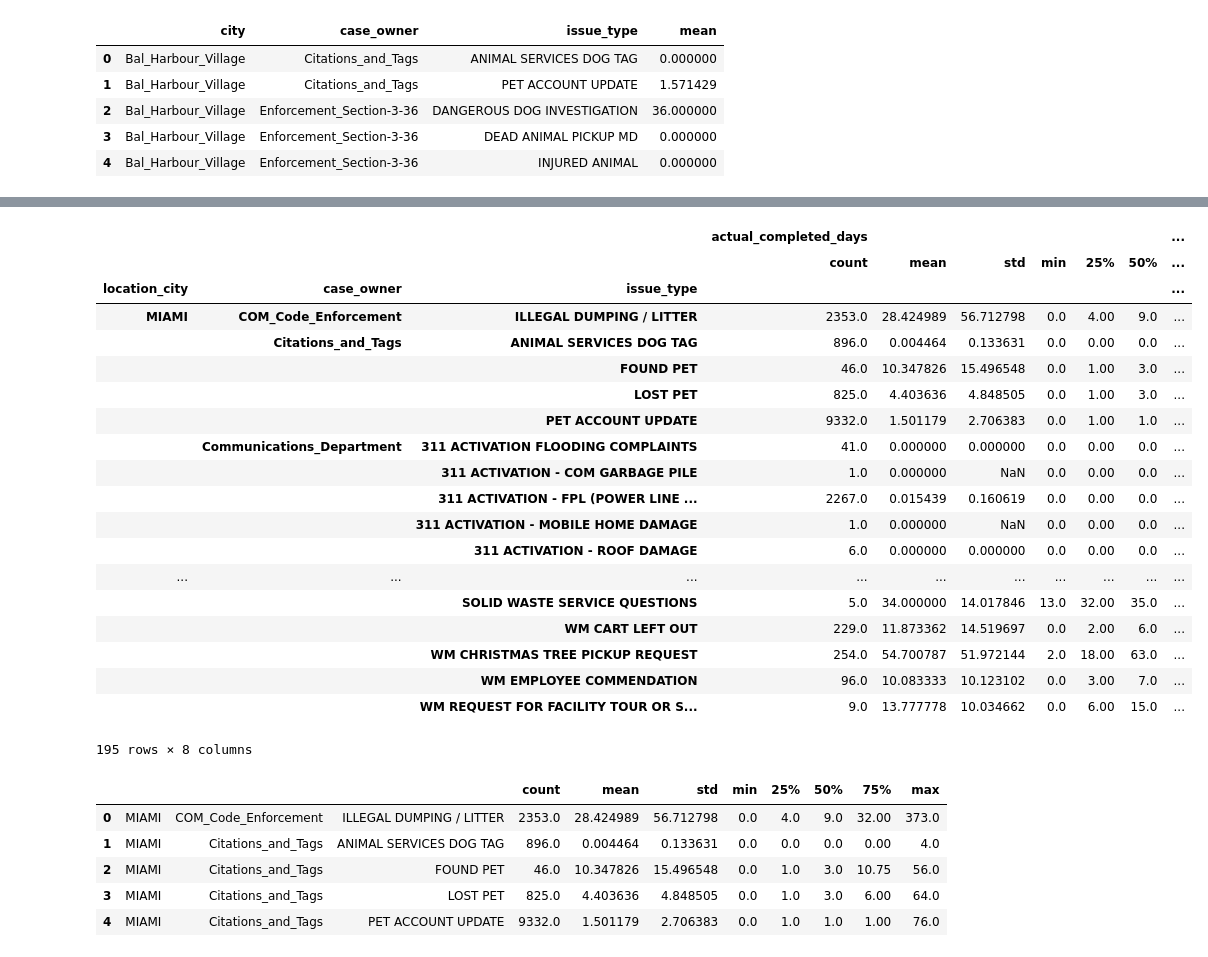
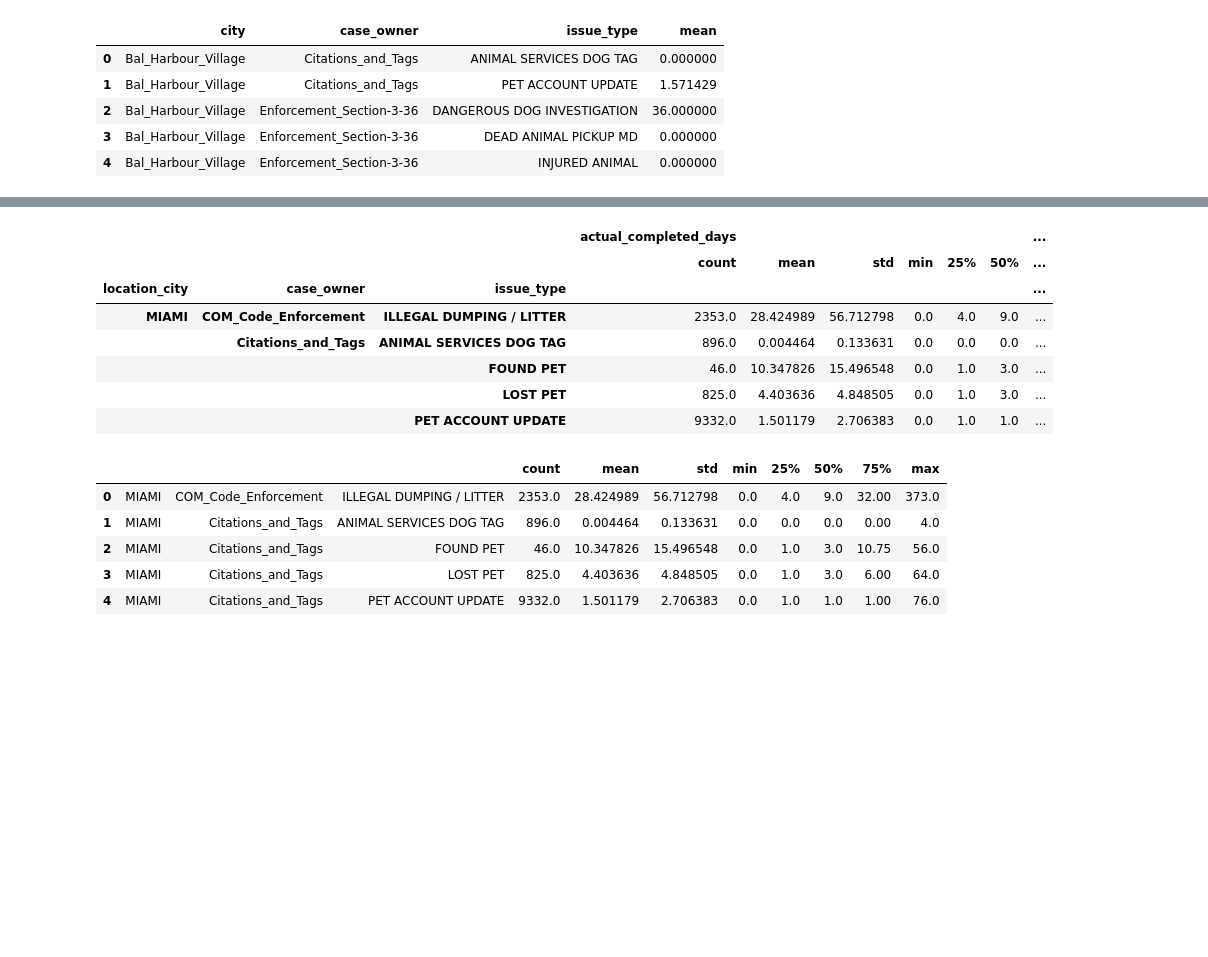
Before and after one commit to Gan001/dataviz-project-two, a Jupyter notebook: Efficiency_calc.ipynb, the cells around one changed output, grey strips where cells are left out. Cells and saved outputs as stored; diff of their text form; code cells hidden in the pictures; blank space fills up the shorter version.

```diff
--- a/Efficiency_calc.ipynb
+++ b/Efficiency_calc.ipynb
@@ -141,28 +131,16 @@ total_group = service_drop.groupby(['location_city', 'case_owner', 'issue_type']
 total_calc = total_group.describe()
 #total_calc = total_calc.dropna()
 # %%
-total_calc
+total_calc.head()
 # %% [output]
 |  |  |  | actual_completed_days |  |  |  |  |  | ... |
 |  |  |  | count | mean | std | min | 25% | 50% | ... |
 | location_city | case_owner | issue_type |  |  |  |  |  |  | ... |
-| MIAMI | COM_Code_Enforcement | ILLEGAL DUMPING / LITTER | 2353.0 | 28.424989 | 56.712798 | 0.0 | 4.00 | 9.0 | ... |
-|  | Citations_and_Tags | ANIMAL SERVICES DOG TAG | 896.0 | 0.004464 | 0.133631 | 0.0 | 0.00 | 0.0 | ... |
-|  |  | FOUND PET | 46.0 | 10.347826 | 15.496548 | 0.0 | 1.00 | 3.0 | ... |
-|  |  | LOST PET | 825.0 | 4.403636 | 4.848505 | 0.0 | 1.00 | 3.0 | ... |
-|  |  | PET ACCOUNT UPDATE | 9332.0 | 1.501179 | 2.706383 | 0.0 | 1.00 | 1.0 | ... |
-|  | Communications_Department | 311 ACTIVATION FLOODING COMPLAINTS | 41.0 | 0.000000 | 0.000000 | 0.0 | 0.00 | 0.0 | ... |
-|  |  | 311 ACTIVATION - COM GARBAGE PILE | 1.0 | 0.000000 | NaN | 0.0 | 0.00 | 0.0 | ... |
-|  |  | 311 ACTIVATION - FPL (POWER LINE ... | 2267.0 | 0.015439 | 0.160619 | 0.0 | 0.00 | 0.0 | ... |
-|  |  | 311 ACTIVATION - MOBILE HOME DAMAGE | 1.0 | 0.000000 | NaN | 0.0 | 0.00 | 0.0 | ... |
-|  |  | 311 ACTIVATION - ROOF DAMAGE | 6.0 | 0.000000 | 0.000000 | 0.0 | 0.00 | 0.0 | ... |
-| ... | ... | ... | ... | ... | ... | ... | ... | ... | ... |
-|  |  | SOLID WASTE SERVICE QUESTIONS | 5.0 | 34.000000 | 14.017846 | 13.0 | 32.00 | 35.0 | ... |
-|  |  | WM CART LEFT OUT | 229.0 | 11.873362 | 14.519697 | 0.0 | 2.00 | 6.0 | ... |
-|  |  | WM CHRISTMAS TREE PICKUP REQUEST | 254.0 | 54.700787 | 51.972144 | 2.0 | 18.00 | 63.0 | ... |
-|  |  | WM EMPLOYEE COMMENDATION | 96.0 | 10.083333 | 10.123102 | 0.0 | 3.00 | 7.0 | ... |
-|  |  | WM REQUEST FOR FACILITY TOUR OR S... | 9.0 | 13.777778 | 10.034662 | 0.0 | 6.00 | 15.0 | ... |
+| MIAMI | COM_Code_Enforcement | ILLEGAL DUMPING / LITTER | 2353.0 | 28.424989 | 56.712798 | 0.0 | 4.0 | 9.0 | ... |
+|  | Citations_and_Tags | ANIMAL SERVICES DOG TAG | 896.0 | 0.004464 | 0.133631 | 0.0 | 0.0 | 0.0 | ... |
+|  |  | FOUND PET | 46.0 | 10.347826 | 15.496548 | 0.0 | 1.0 | 3.0 | ... |
+|  |  | LOST PET | 825.0 | 4.403636 | 4.848505 | 0.0 | 1.0 | 3.0 | ... |
+|  |  | PET ACCOUNT UPDATE | 9332.0 | 1.501179 | 2.706383 | 0.0 | 1.0 | 1.0 | ... |
-195 rows × 8 columns
 # %%
 #adjust and drop columns names
 total_calc_clean = total_calc.reset_index()
```
Also changed, not shown: parts of 26 cells of this notebook.
